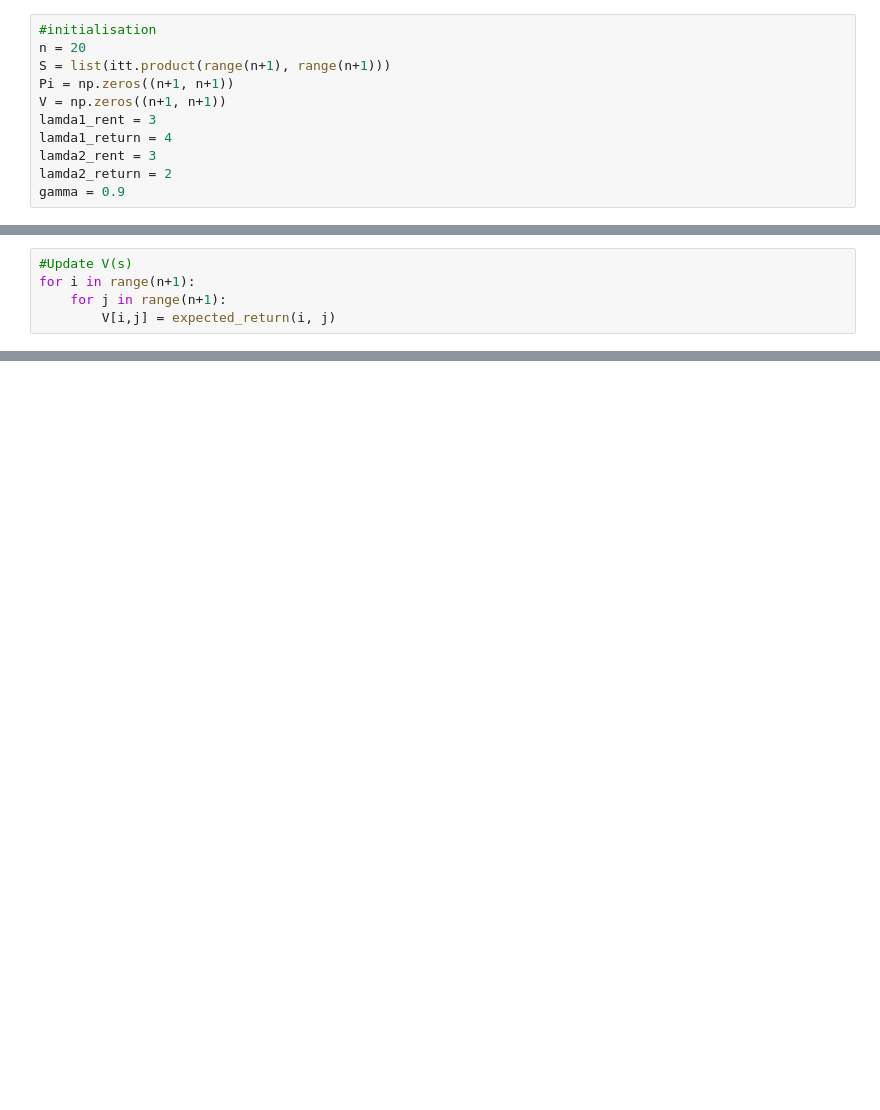
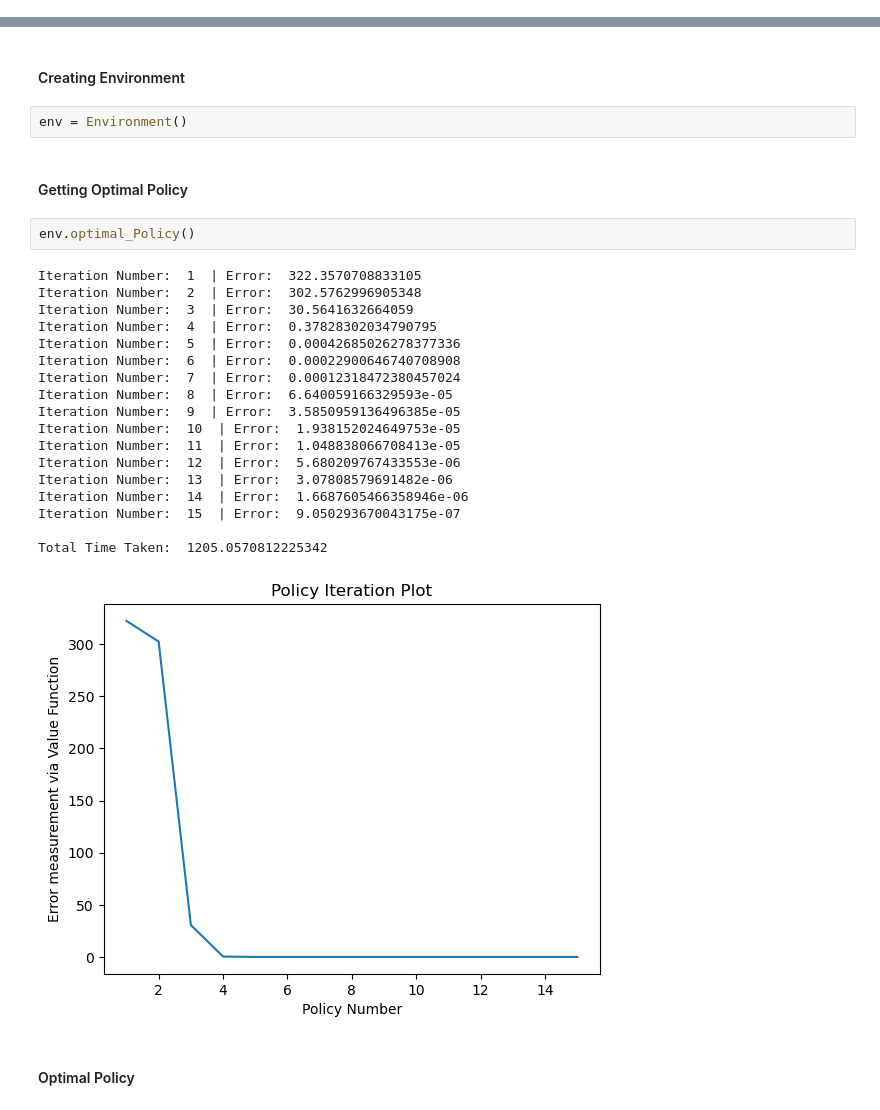
Before and after one commit to Anuttar7/Projects, a Jupyter notebook: JacksCarRentalProblem.ipynb, the cells around one changed output, grey strips where cells are left out. Cells and saved outputs as stored; diff of their text form; blank space fills up the shorter version.

```diff
--- a/JacksCarRentalProblem.ipynb
+++ b/JacksCarRentalProblem.ipynb
@@ -7,11 +42,0 @@ from scipy.stats import poisson
-# %%
-#initialisation
-n = 20
-S = list(itt.product(range(n+1), range(n+1)))
-Pi = np.zeros((n+1, n+1))
-V = np.zeros((n+1, n+1))
-lamda1_rent = 3
-lamda1_return = 4
-lamda2_rent = 3
-lamda2_return = 2
-gamma = 0.9
@@ -33,5 +42,0 @@ def expected_return (a, b):
-# %%
-#Update V(s)
-for i in range(n+1):
-    for j in range(n+1):
-        V[i,j] = expected_return(i, j)
@@ -37,0 +194,29 @@ for i in range(n+1):
+# %% [markdown]
+#### Creating Environment
+# %%
+env = Environment()
+# %% [markdown]
+#### Getting Optimal Policy
+# %%
+env.optimal_Policy()
+# %% [output]
+Iteration Number:  1  | Error:  322.3570708833105
+Iteration Number:  2  | Error:  302.5762996905348
+Iteration Number:  3  | Error:  30.5641632664059
+Iteration Number:  4  | Error:  0.37828302034790795
+Iteration Number:  5  | Error:  0.00042685026278377336
+Iteration Number:  6  | Error:  0.00022900646740708908
+Iteration Number:  7  | Error:  0.00012318472380457024
+Iteration Number:  8  | Error:  6.640059166329593e-05
+Iteration Number:  9  | Error:  3.5850959136496385e-05
+Iteration Number:  10  | Error:  1.938152024649753e-05
+Iteration Number:  11  | Error:  1.048838066708413e-05
+Iteration Number:  12  | Error:  5.680209767433553e-06
+Iteration Number:  13  | Error:  3.07808579691482e-06
+Iteration Number:  14  | Error:  1.6687605466358946e-06
+Iteration Number:  15  | Error:  9.050293670043175e-07
+
+Total Time Taken:  1205.0570812225342
+[figure, added]
+# %% [markdown]
+#### Optimal Policy
```
Also changed, not shown: parts of 23 cells of this notebook.
